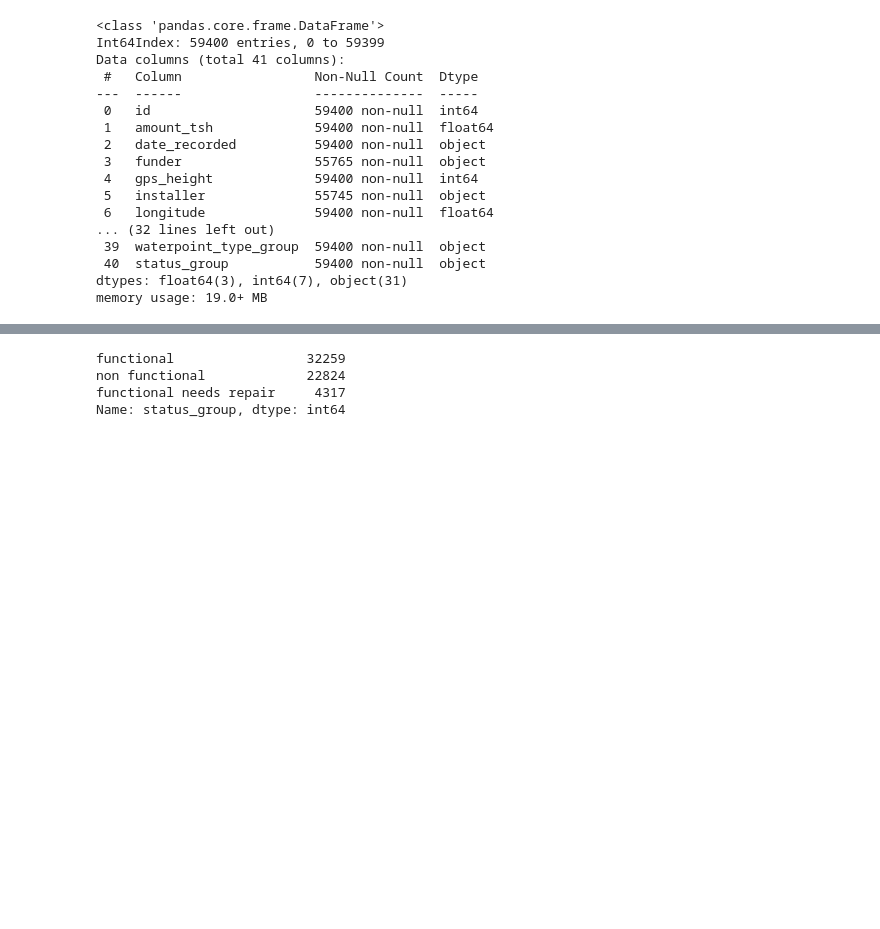
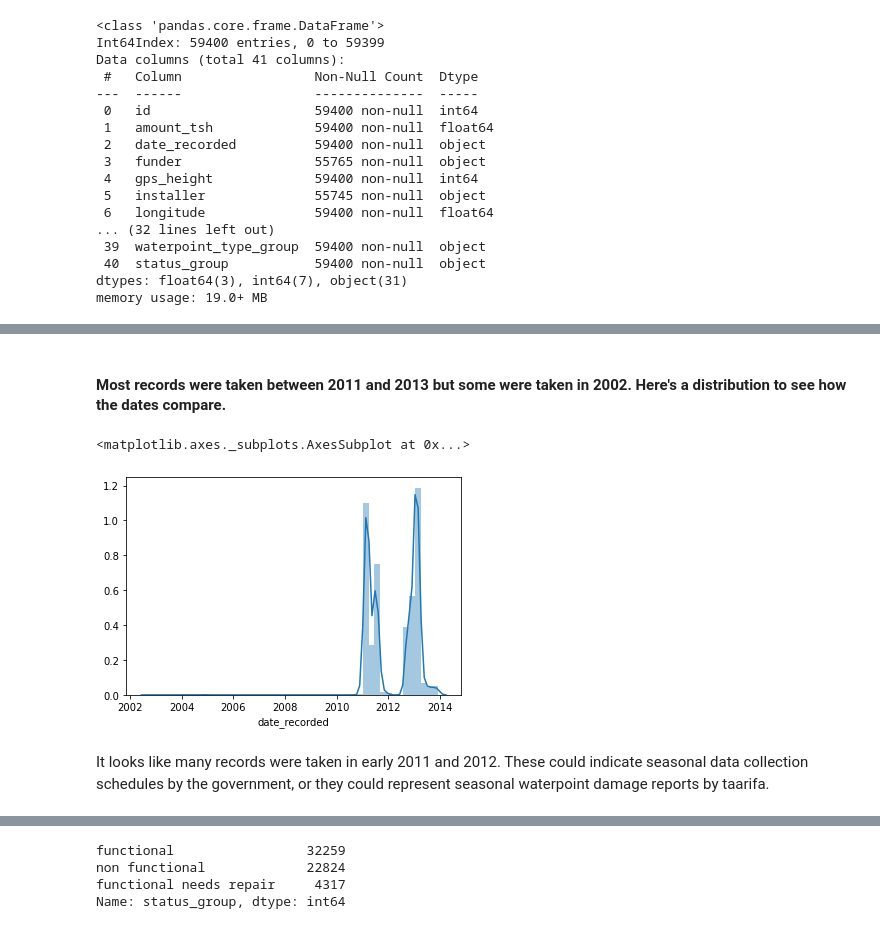
Before and after one commit to sydroth/tanzaniawellclassification, a Jupyter notebook: notebooks/05_mef_EDA_year_built.ipynb, the cells around one changed output, grey strips where cells are left out. Saved outputs shown, nothing was run; the diff lists cells and outputs as text; code cells hidden in the pictures; blank space fills up the shorter version.

```diff
--- a/notebooks/05_mef_EDA_year_built.ipynb
+++ b/notebooks/05_mef_EDA_year_built.ipynb
@@ -79,0 +78,2 @@ memory usage: 19.0+ MB
+# %%
+df['date_recorded'] = pd.to_datetime(df.date_recorded, yearfirst=True)
@@ -79,0 +92,9 @@ memory usage: 19.0+ MB
+# %%
+def month_year_float(date_time):
+    """
+    converts a datetime object to a float where whole numbers represent years
+    and the month is converted to a fraction of a year and added as a decimal.
+    """
+    return date_time.year + (date_time.month-1)/12
+# %%
+recorded_year_month = df.date_recorded.map(lambda x: month_year_float(x))
@@ -79,0 +113,9 @@ memory usage: 19.0+ MB
+# %% [markdown]
+#### Most records were taken between 2011 and 2013 but some were taken in 2002. Here's a distribution to see how the dates compare.
+# %%
+sns.distplot(recorded_year_month)
+# %% [output]
+<matplotlib.axes._subplots.AxesSubplot at 0x...>
+[figure, added]
+# %% [markdown]
+It looks like many records were taken in early 2011 and 2012. These could indicate seasonal data collection schedules by the government, or they could represent seasonal waterpoint damage reports by taarifa.
```
Also changed, not shown: parts of 64 cells of this notebook, 16 other files.
